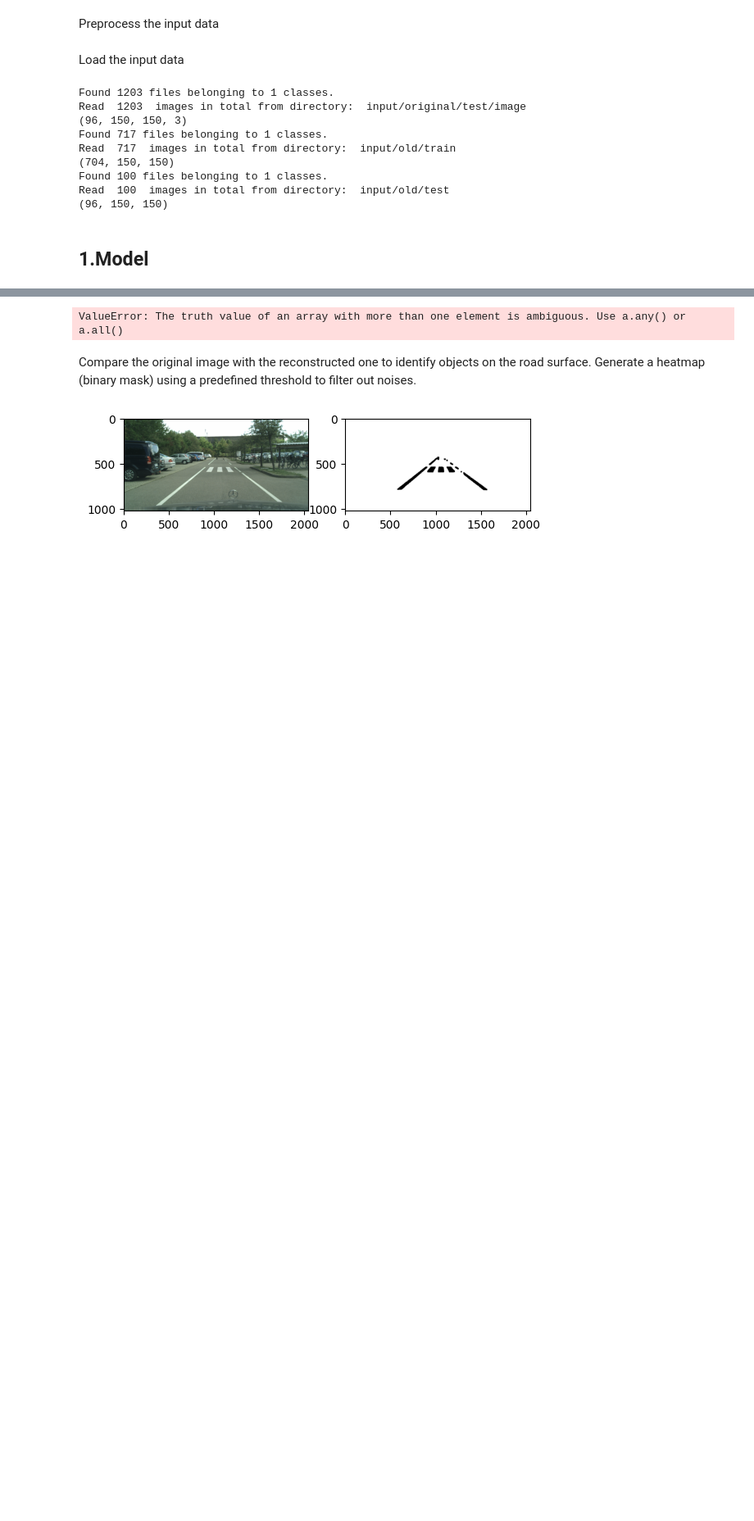
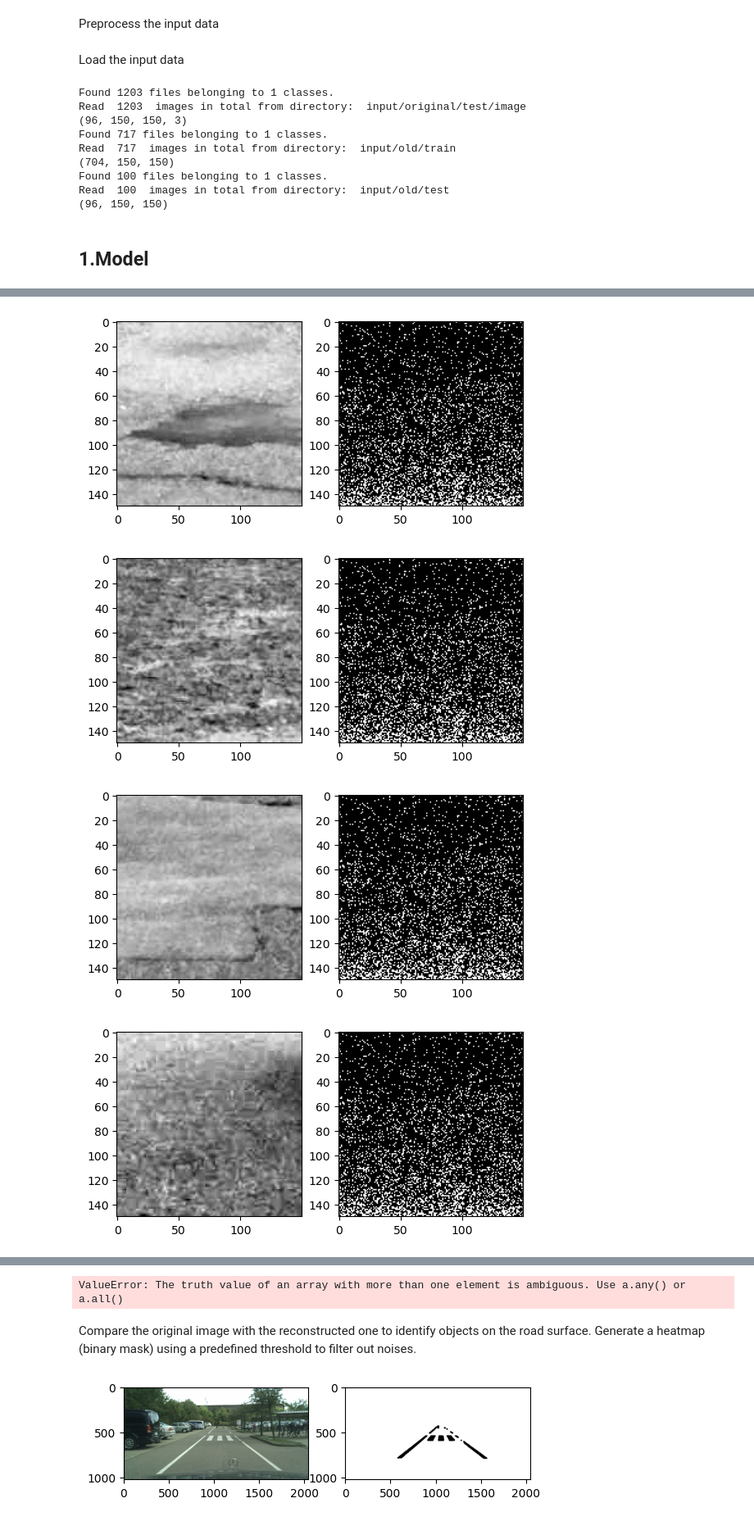
Before and after one commit to keresztesbeata/Unexpected-Obstacle-Detection, a Jupyter notebook: Road_surface_RBM.ipynb, the cells around one changed output, grey strips where cells are left out. Shown at 82% size. Saved outputs shown, nothing was run; the diff lists cells and outputs as text; code cells hidden in the pictures; blank space fills up the shorter version.

```diff
--- a/Road_surface_RBM.ipynb
+++ b/Road_surface_RBM.ipynb
@@ -541,14 +552,22 @@ def fill_road_texture(mask, background_color, texture):
 # %%
 # verify the model on a few sample data from the test set
-nr_samples = 5
+nr_samples = 10
 # generate nr_samples random indices to select a sample subset from the test set
 rand_indices = np.random.choice(x_test.shape[0], nr_samples, replace=False)
 # flatten the image data (matrix of pixels) to a 1D array (feature vector)
 rand_samples = [x_test[i] for i in rand_indices]
 rand_samples = np.asarray(rand_samples)
 # reconstruct the images
 reconstructed_samples = []
 for r in rand_samples:
     reconstructed_img = rbm_0.reconstruct(r)
     reconstructed_samples.append(reconstructed_img)
 reconstructed_samples = np.asarray(reconstructed_samples)
+
+# display the samples and the reconstructed patches
+show_image_pairs(rand_samples, reconstructed_samples, nr_samples)
+# %% [output]
+[figure, added]
+[figure, added]
+[figure, added]
+[figure, added]
```
Also changed, not shown: parts of 11 cells of this notebook.
